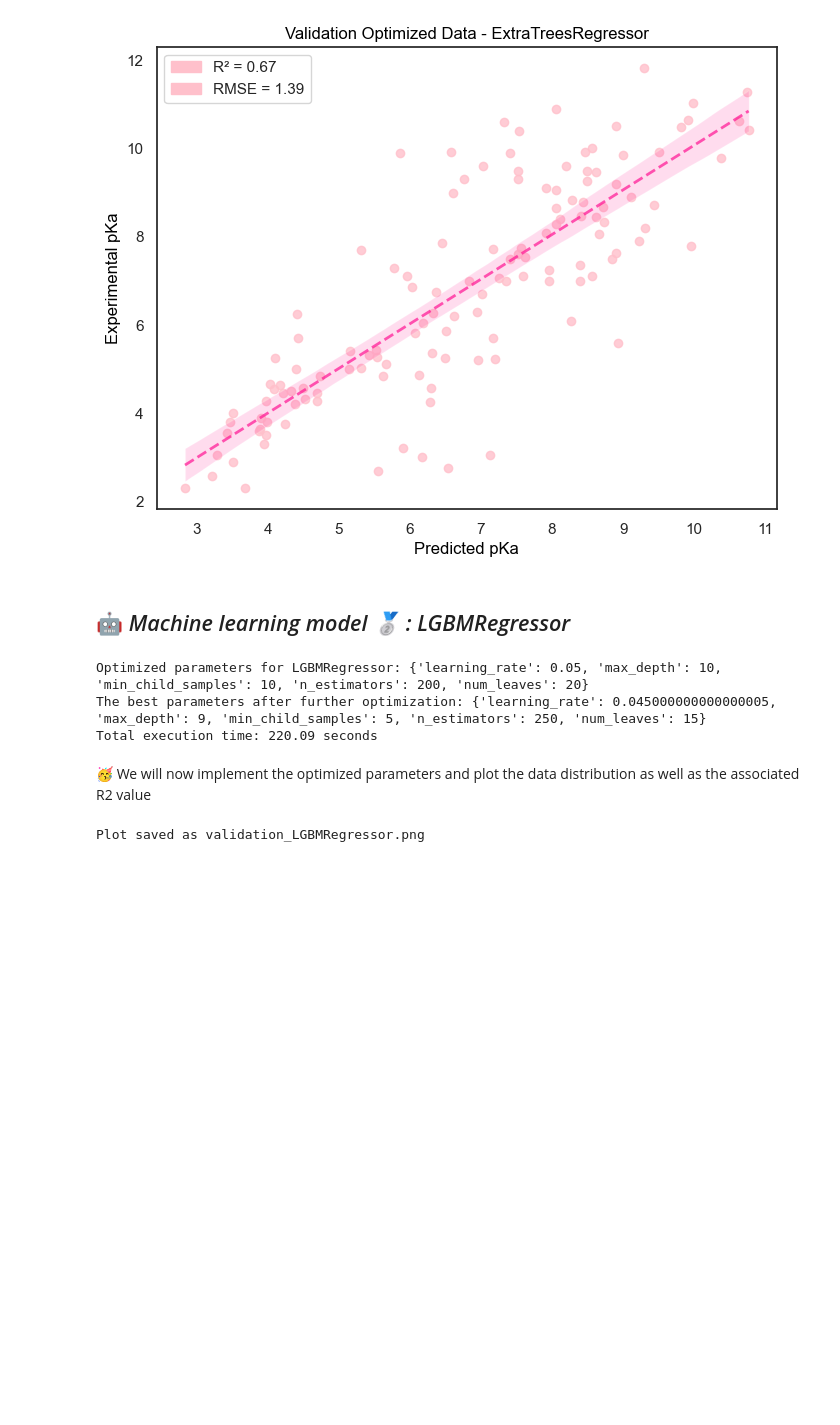
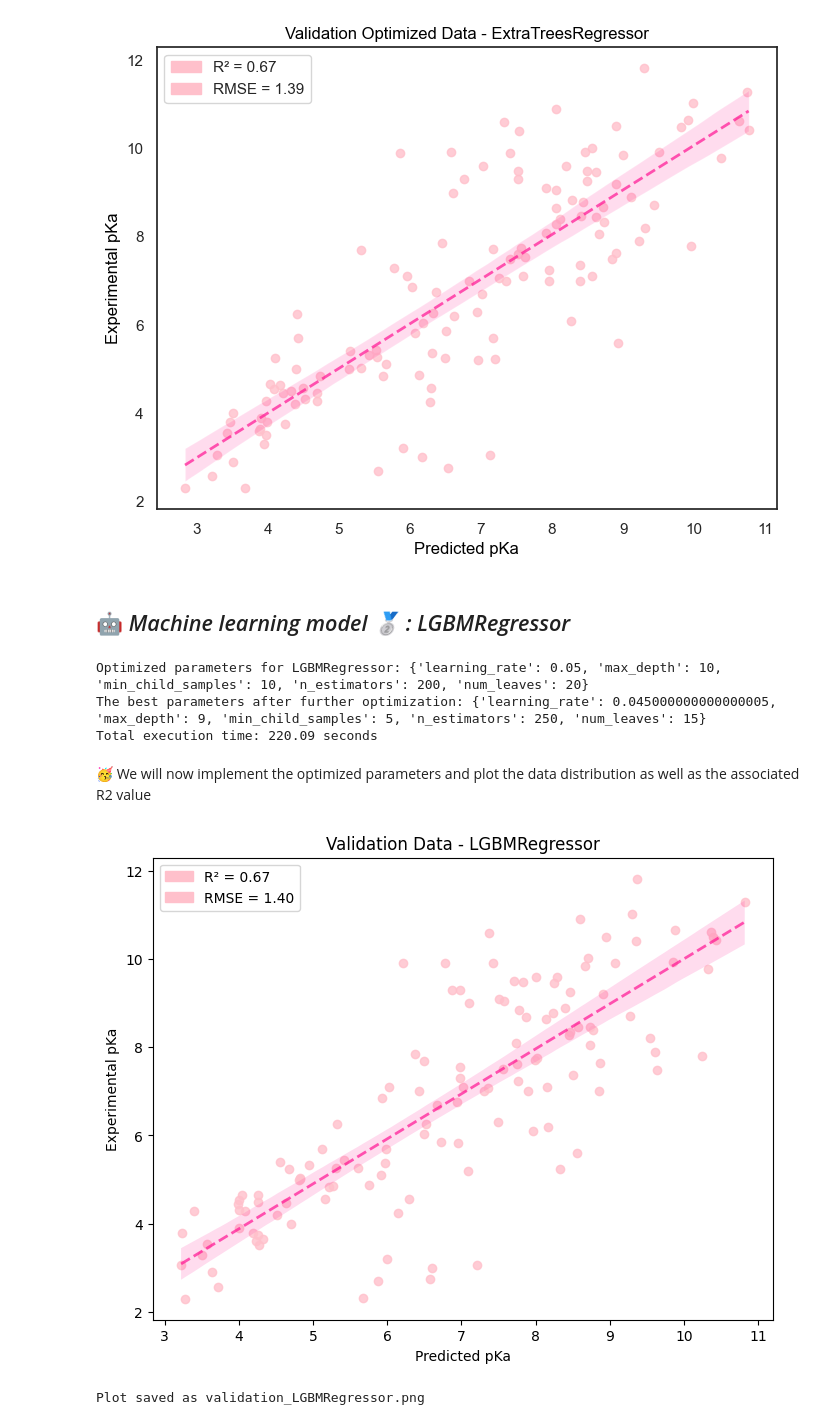
Before and after one commit to anastasiafloris/pKaPredict, a Jupyter notebook: notebooks/ProjectReport*.ipynb, the cells around one changed output. Drawn from its saved outputs; the diff is of its cells as text; code cells hidden in the pictures; blank space fills up the shorter version.

```diff
--- a/notebooks/ProjectReport*.ipynb
+++ b/notebooks/ProjectReport*.ipynb
@@ -871,38 +871,44 @@ y_preds = model.predict(X_valid_scaled_df)
 # Define Function for Plotting
 # =============================
 
-def plot_data(actual, predicted, title, save_path):
+def plot_data(actual, predicted, title, save_path, show_plot=True):
     """Plots predicted vs actual pKa values with regression line and evaluation metrics."""
     rmse = np.sqrt(mean_squared_error(actual, predicted))
     R2 = r2_score(actual, predicted)
 
     plt.figure(figsize=(8, 6))
     sn.regplot(x=predicted, y=actual, scatter_kws={'color': 'pink'}, line_kws={"lw": 2, "ls": "--", "color": "deeppink", "alpha": 0.7})
     plt.title(title, color="black")
     plt.xlabel("Predicted pKa", color="black")
     plt.ylabel("Experimental pKa", color="black")
     plt.gca().set_facecolor('white')  # Set background to white
 
     # Add R² and RMSE patches to legend
     R2_patch = mpatches.Patch(color='pink', label=f"R² = {R2:.2f}")
     rmse_patch = mpatches.Patch(color='pink', label=f"RMSE = {rmse:.2f}")
     plt.legend(handles=[R2_patch, rmse_patch])
 
     # Save figure
     plt.savefig(save_path, dpi=300, bbox_inches='tight')
-    plt.close()
+
+    # Show plot if required
+    if show_plot:
+        plt.show()
+    else:
+        plt.close()
 
 # =============================
 # Plot and Save Results
 # =============================
 
 # Define save path in the specified folder
 save_path = os.path.join("..", "notebooks", "Plots", "validation_LGBMRegressor.png")
 
-# Plot validation results
-plot_data(y_valid, y_preds, "Validation Data - LGBMRegressor", save_path)
+# Plot validation results and display the plot
+plot_data(y_valid, y_preds, "Validation Data - LGBMRegressor", save_path, show_plot=True)
 
 # Success message
 print("Plot saved as validation_LGBMRegressor.png")
 # %% [output]
+[figure, added]
 Plot saved as validation_LGBMRegressor.png
```
Also changed, not shown: parts of 4 cells of this notebook, 3 other files.
